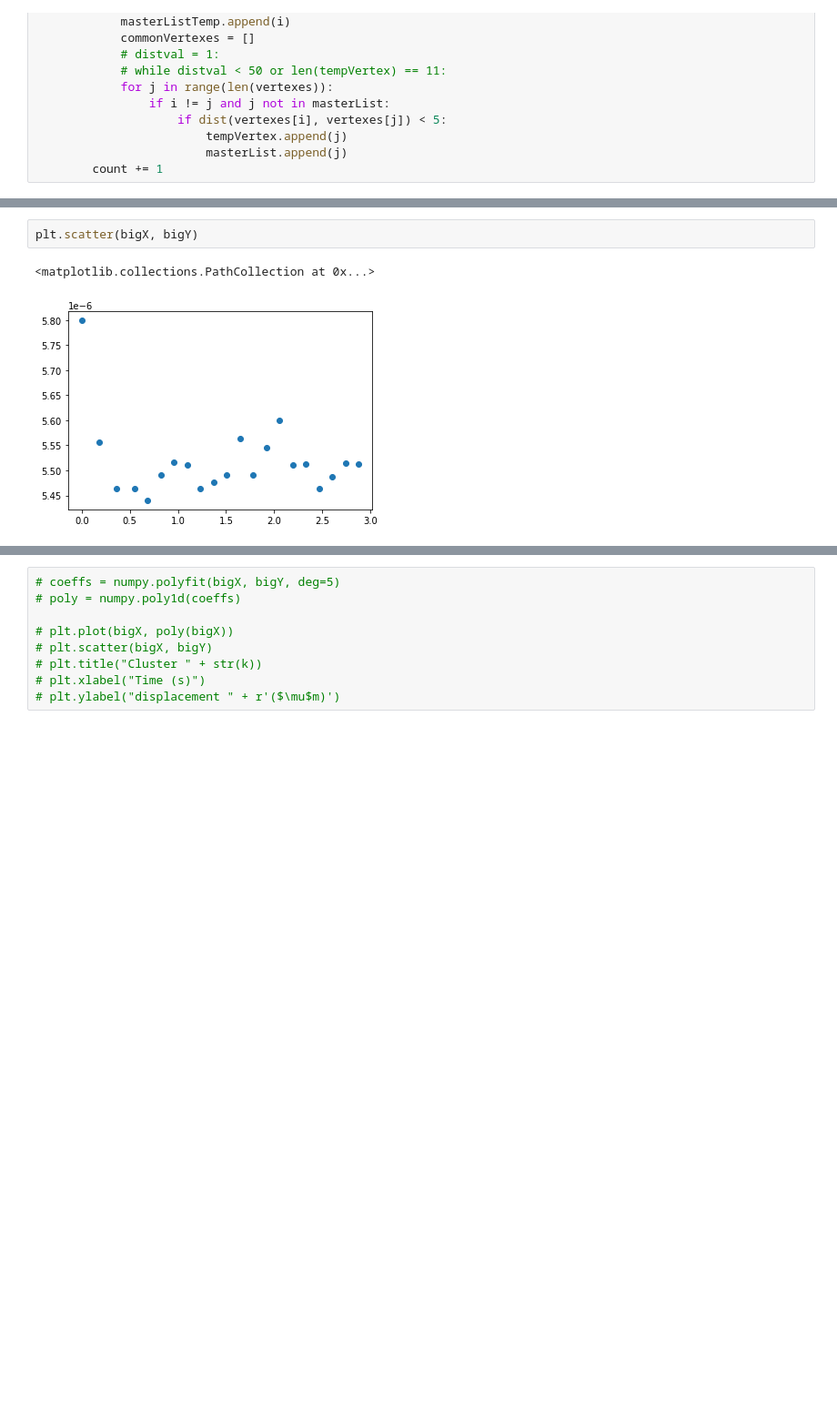
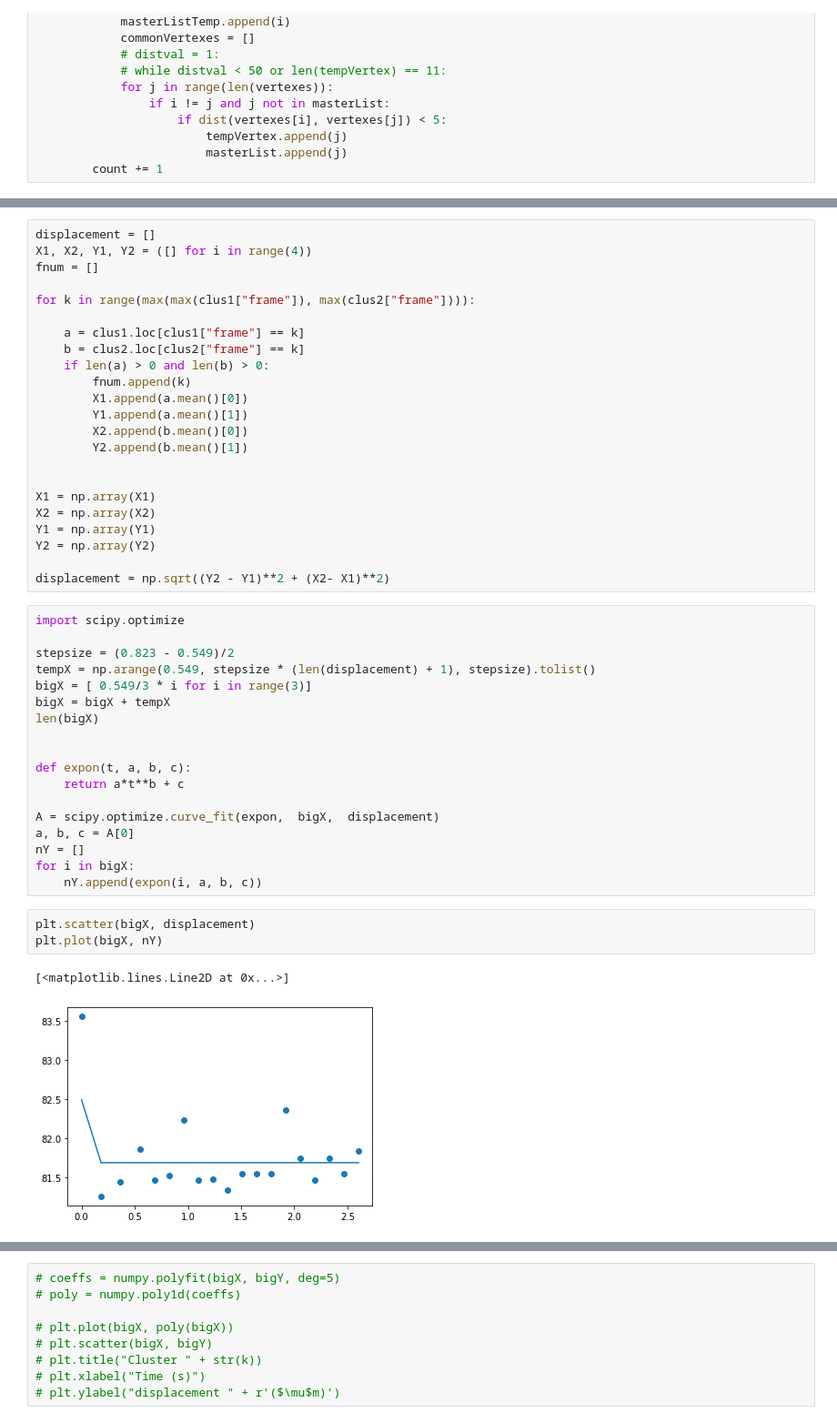
Before and after one commit to BiratalWagle/CellTensionFinal, a Jupyter notebook: Cellpose_Displacement_OneImage.ipynb, the cells around one changed output, grey strips where cells are left out. Shown at 91% size. Cells and saved outputs as stored; diff of their text form; blank space fills up the shorter version.

Commit message:
New File for Displacement

```diff
--- a/Cellpose_Displacement_OneImage.ipynb
+++ b/Cellpose_Displacement_OneImage.ipynb
@@ -244,5 +197,47 @@ ValueError: operands could not be broadcast together with shapes (116,) (68,)
+# %%
+displacement = []
+X1, X2, Y1, Y2 = ([] for i in range(4))
+fnum = []
+
+for k in range(max(max(clus1["frame"]), max(clus2["frame"]))):
+
+    a = clus1.loc[clus1["frame"] == k]
+    b = clus2.loc[clus2["frame"] == k]
+    if len(a) > 0 and len(b) > 0:
+        fnum.append(k)
+        X1.append(a.mean()[0])
+        Y1.append(a.mean()[1])
+        X2.append(b.mean()[0])
+        Y2.append(b.mean()[1])
+
+
+X1 = np.array(X1)
+X2 = np.array(X2)
+Y1 = np.array(Y1)
+Y2 = np.array(Y2)
+
+displacement = np.sqrt((Y2 - Y1)**2 + (X2- X1)**2)
+# %%
+import scipy.optimize
+
+stepsize = (0.823 - 0.549)/2
+tempX = np.arange(0.549, stepsize * (len(displacement) + 1), stepsize).tolist()
+bigX = [ 0.549/3 * i for i in range(3)]
+bigX = bigX + tempX
+len(bigX)
+
+
+def expon(t, a, b, c):
+    return a*t**b + c
+
+A = scipy.optimize.curve_fit(expon,  bigX,  displacement)
+a, b, c = A[0]
+nY = []
+for i in bigX:
+    nY.append(expon(i, a, b, c))
 # %%
-plt.scatter(bigX, bigY)
+plt.scatter(bigX, displacement)
+plt.plot(bigX, nY)
 # %% [output]
-<matplotlib.collections.PathCollection at 0x...>
+[<matplotlib.lines.Line2D at 0x...>]
-[figure, old version]
+[figure, new version]
```
Also changed, not shown: parts of 12 cells of this notebook.
